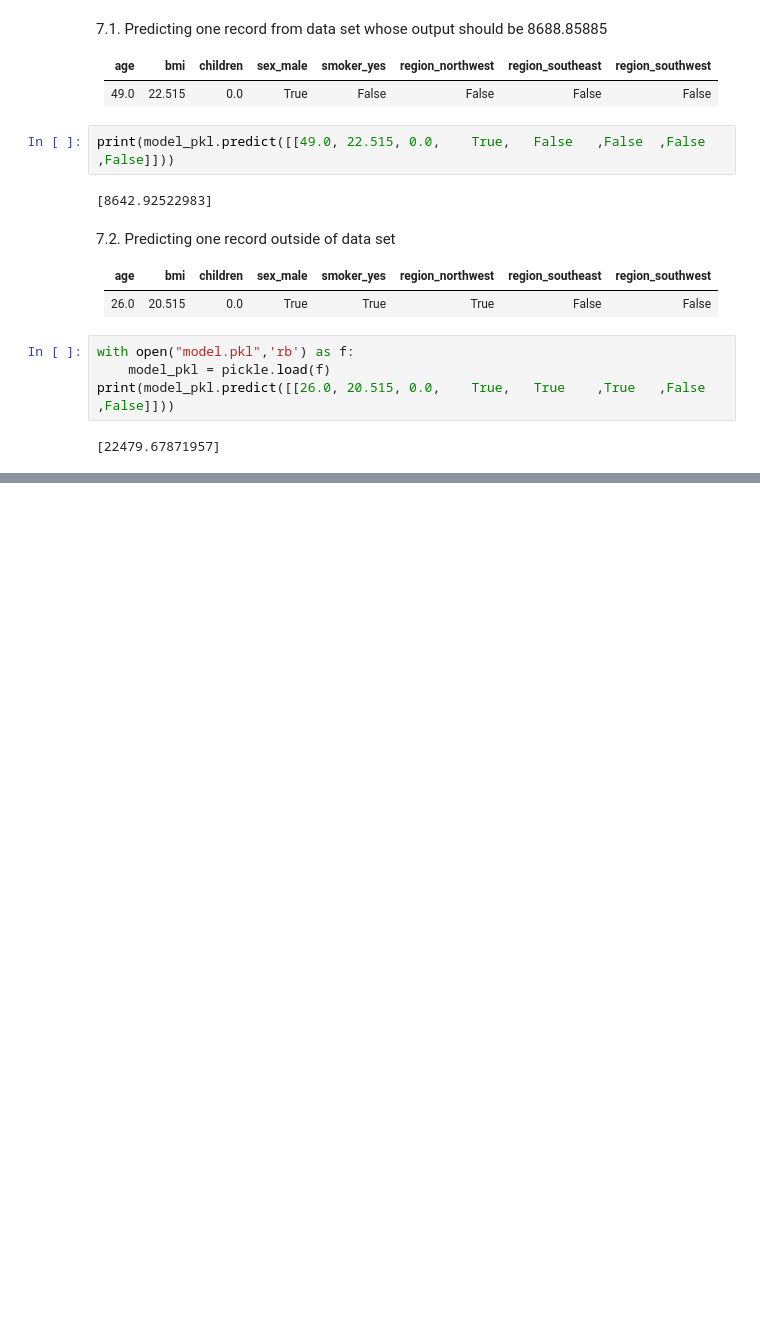
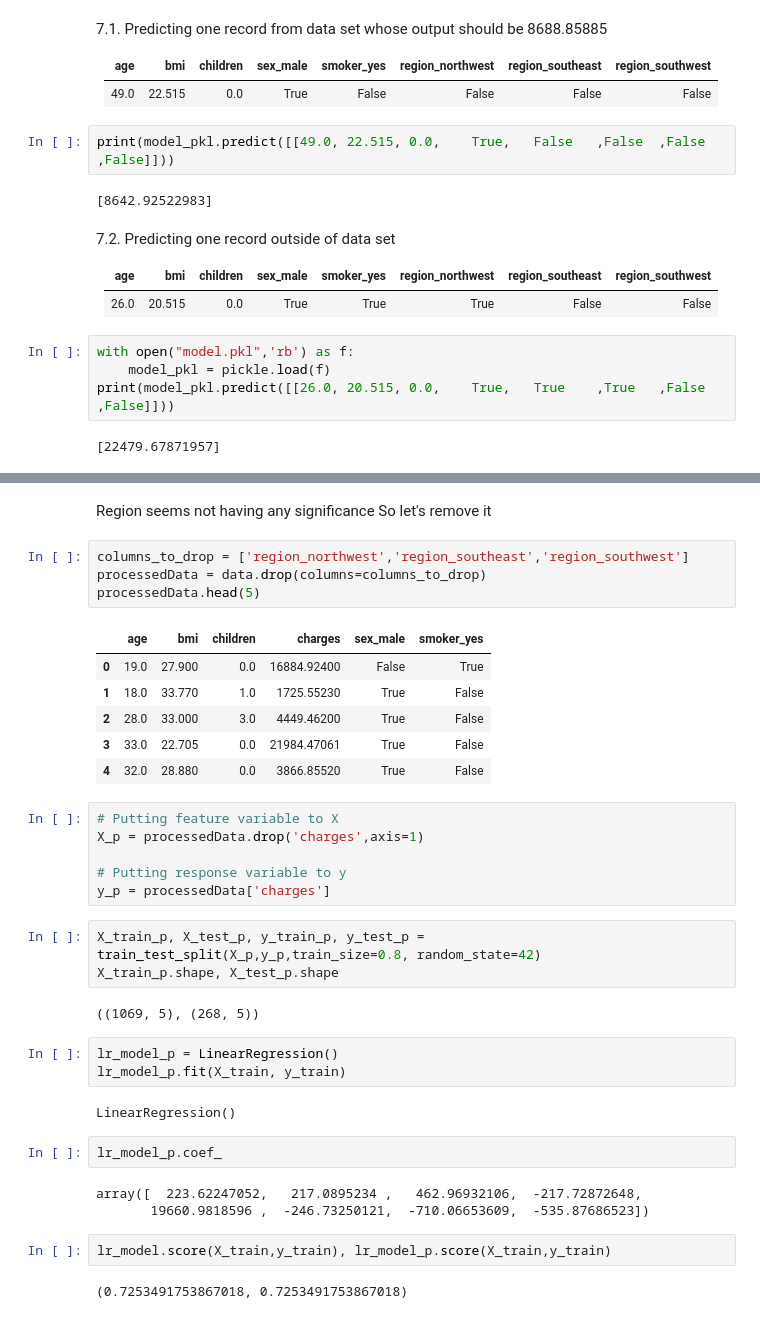
Before and after one commit to gourabb8273/Data-Science-With-Python, a Jupyter notebook: LinearRegression/health_insurance_charge_predictor_linear_regression_model.ipynb, the cells around one changed output, grey strips where cells are left out. Saved outputs shown, nothing was run; the diff lists cells and outputs as text; blank space fills up the shorter version.

```diff
--- a/LinearRegression/health_insurance_charge_predictor_linear_regression_model.ipynb
+++ b/LinearRegression/health_insurance_charge_predictor_linear_regression_model.ipynb
@@ -387,0 +376,38 @@ print(model_pkl.predict([[26.0, 20.515,	0.0,	True,	True	,True	,False	,False]]))
+# %% [markdown]
+Region seems not having any significance So let's remove it
+# %%
+columns_to_drop = ['region_northwest','region_southeast','region_southwest']
+processedData = data.drop(columns=columns_to_drop)
+processedData.head(5)
+# %% [output]
+|  | age | bmi | children | charges | sex_male | smoker_yes |
+| 0 | 19.0 | 27.900 | 0.0 | 16884.92400 | False | True |
+| 1 | 18.0 | 33.770 | 1.0 | 1725.55230 | True | False |
+| 2 | 28.0 | 33.000 | 3.0 | 4449.46200 | True | False |
+| 3 | 33.0 | 22.705 | 0.0 | 21984.47061 | True | False |
+| 4 | 32.0 | 28.880 | 0.0 | 3866.85520 | True | False |
+# %%
+# Putting feature variable to X
+X_p = processedData.drop('charges',axis=1)
+
+# Putting response variable to y
+y_p = processedData['charges']
+# %%
+X_train_p, X_test_p, y_train_p, y_test_p = train_test_split(X_p,y_p,train_size=0.8, random_state=42)
+X_train_p.shape, X_test_p.shape
+# %% [output]
+((1069, 5), (268, 5))
+# %%
+lr_model_p = LinearRegression()
+lr_model_p.fit(X_train, y_train)
+# %% [output]
+LinearRegression()
+# %%
+lr_model_p.coef_
+# %% [output]
+array([  223.62247052,   217.0895234 ,   462.96932106,  -217.72872648,
+       19660.9818596 ,  -246.73250121,  -710.06653609,  -535.87686523])
+# %%
+lr_model.score(X_train,y_train), lr_model_p.score(X_train,y_train)
+# %% [output]
+(0.7253491753867018, 0.7253491753867018)
```
Also changed, not shown: parts of 4 cells of this notebook, 1 other file.
